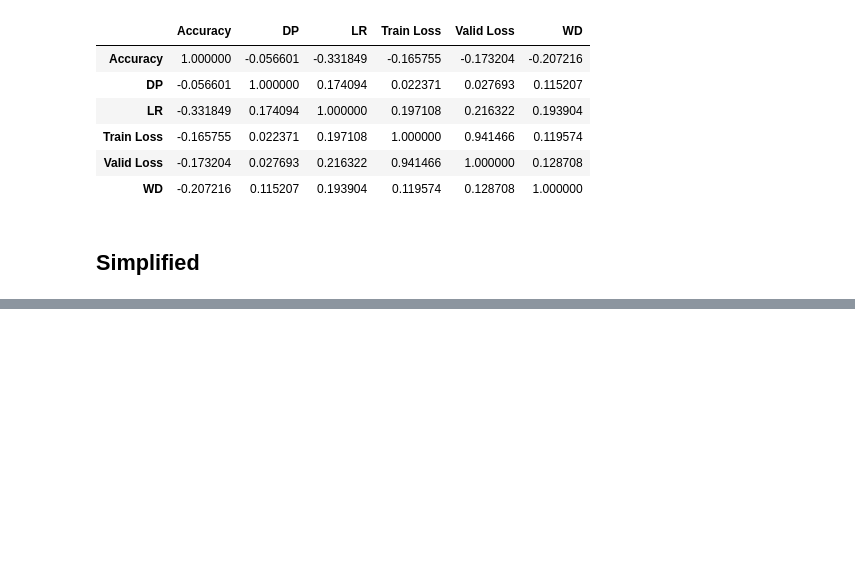
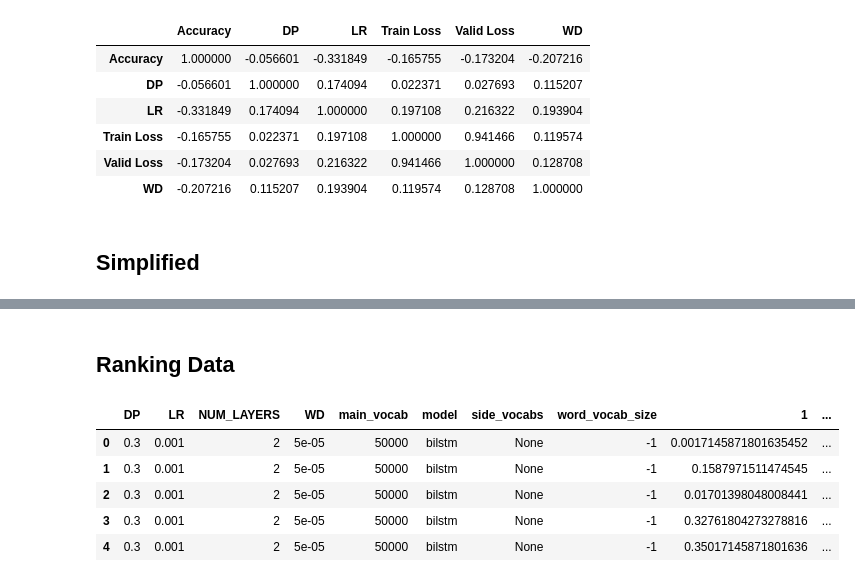
Before and after one commit to rohitg1594/GNN-Semantic-Similarity, a Jupyter notebook: nbooks/Grid Search Results.ipynb, the cells around one changed output, grey strips where cells are left out. Saved outputs shown, nothing was run; the diff lists cells and outputs as text; code cells hidden in the pictures; blank space fills up the shorter version.

```diff
--- a/nbooks/Grid Search Results.ipynb
+++ b/nbooks/Grid Search Results.ipynb
@@ -350,0 +374,24 @@ Name: Accuracy, Length: 3460, dtype: float64
+# %% [markdown]
+## Ranking Data
+# %%
+f_names = glob(join(data_dir, "grid_search/ranking_bilstm*"))
+# %%
+all_records = []
+for f_name in f_names:
+    neg_sample = f_name.split('_')[-1][0]
+    with open(f_name, "rb") as f:
+        records = pickle.load(f)
+        for rec in records:
+            rec['neg_sample'] = neg_sample
+        all_records.extend(records)
+# %%
+df = pd.DataFrame.from_dict(all_records)
+# %%
+df.head()
+# %% [output]
+|  | DP | LR | NUM_LAYERS | WD | main_vocab | model | side_vocabs | word_vocab_size | 1 | ... |
+| 0 | 0.3 | 0.001 | 2 | 5e-05 | 50000 | bilstm | None | -1 | 0.0017145871801635452 | ... |
+| 1 | 0.3 | 0.001 | 2 | 5e-05 | 50000 | bilstm | None | -1 | 0.1587971511474545 | ... |
+| 2 | 0.3 | 0.001 | 2 | 5e-05 | 50000 | bilstm | None | -1 | 0.01701398048008441 | ... |
+| 3 | 0.3 | 0.001 | 2 | 5e-05 | 50000 | bilstm | None | -1 | 0.32761804273278816 | ... |
+| 4 | 0.3 | 0.001 | 2 | 5e-05 | 50000 | bilstm | None | -1 | 0.35017145871801636 | ... |
```
Also changed, not shown: parts of 16 cells of this notebook, 11 other files.
